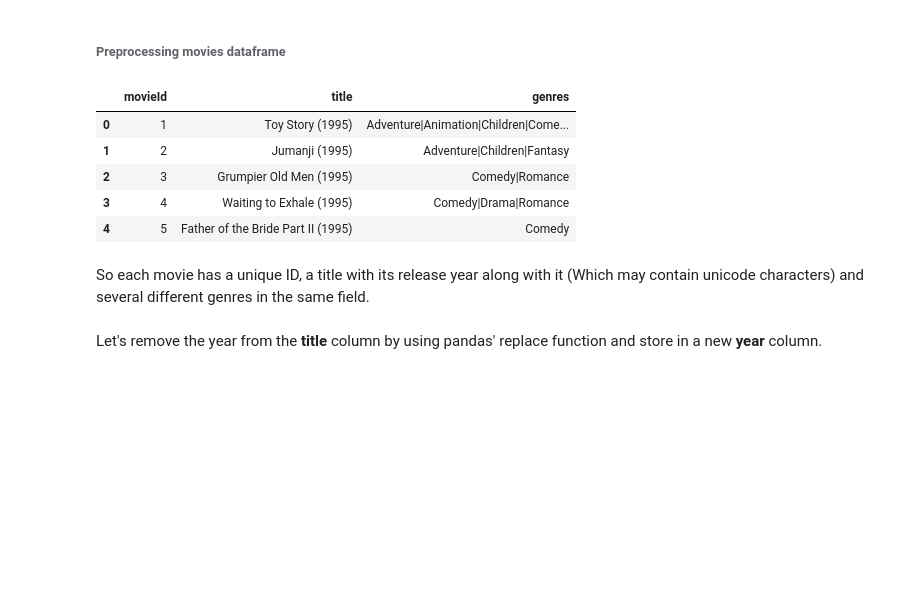
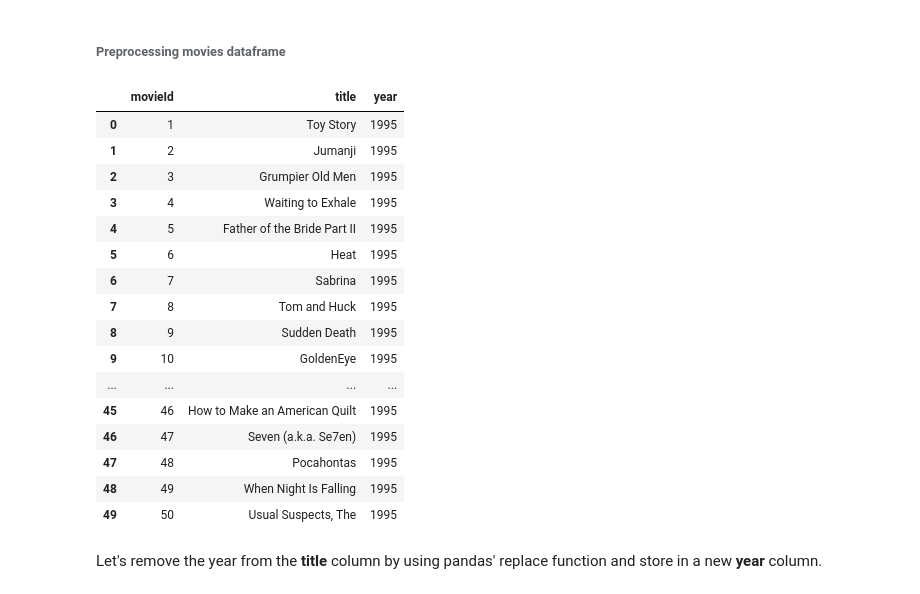
Before and after one commit to saied-ahemd/Ai-project, a Jupyter notebook: Movie Recommender System from Scratch.ipynb, the cells around one changed output. Saved outputs shown, nothing was run; the diff lists cells and outputs as text; code cells hidden in the pictures; blank space fills up the shorter version.

```diff
--- a/Movie Recommender System from Scratch.ipynb
+++ b/Movie Recommender System from Scratch.ipynb
@@ -23,16 +23,25 @@ ratings_df = pd.read_csv('../rating.csv')
 # %% [markdown]
 ###### Preprocessing movies dataframe
 # %%
-movies_df.head()
+movies_df[:50]
 # %% [output]
-|  | movieId | title | genres |
-| 0 | 1 | Toy Story (1995) | Adventure|Animation|Children|Come... |
-| 1 | 2 | Jumanji (1995) | Adventure|Children|Fantasy |
-| 2 | 3 | Grumpier Old Men (1995) | Comedy|Romance |
-| 3 | 4 | Waiting to Exhale (1995) | Comedy|Drama|Romance |
-| 4 | 5 | Father of the Bride Part II (1995) | Comedy |
+|  | movieId | title | year |
+| 0 | 1 | Toy Story | 1995 |
+| 1 | 2 | Jumanji | 1995 |
+| 2 | 3 | Grumpier Old Men | 1995 |
+| 3 | 4 | Waiting to Exhale | 1995 |
+| 4 | 5 | Father of the Bride Part II | 1995 |
+| 5 | 6 | Heat | 1995 |
+| 6 | 7 | Sabrina | 1995 |
+| 7 | 8 | Tom and Huck | 1995 |
+| 8 | 9 | Sudden Death | 1995 |
+| 9 | 10 | GoldenEye | 1995 |
+| ... | ... | ... | ... |
+| 45 | 46 | How to Make an American Quilt | 1995 |
+| 46 | 47 | Seven (a.k.a. Se7en) | 1995 |
+| 47 | 48 | Pocahontas | 1995 |
+| 48 | 49 | When Night Is Falling | 1995 |
+| 49 | 50 | Usual Suspects, The | 1995 |
-# %% [markdown]
-So each movie has a unique ID, a title with its release year along with it (Which may contain unicode characters) and several different genres in the same field.
 # %% [markdown]
 Let's remove the year from the __title__ column by using pandas' replace function and store in a new __year__ column.
 # %% [markdown]
```
Also changed, not shown: parts of 16 cells of this notebook.
